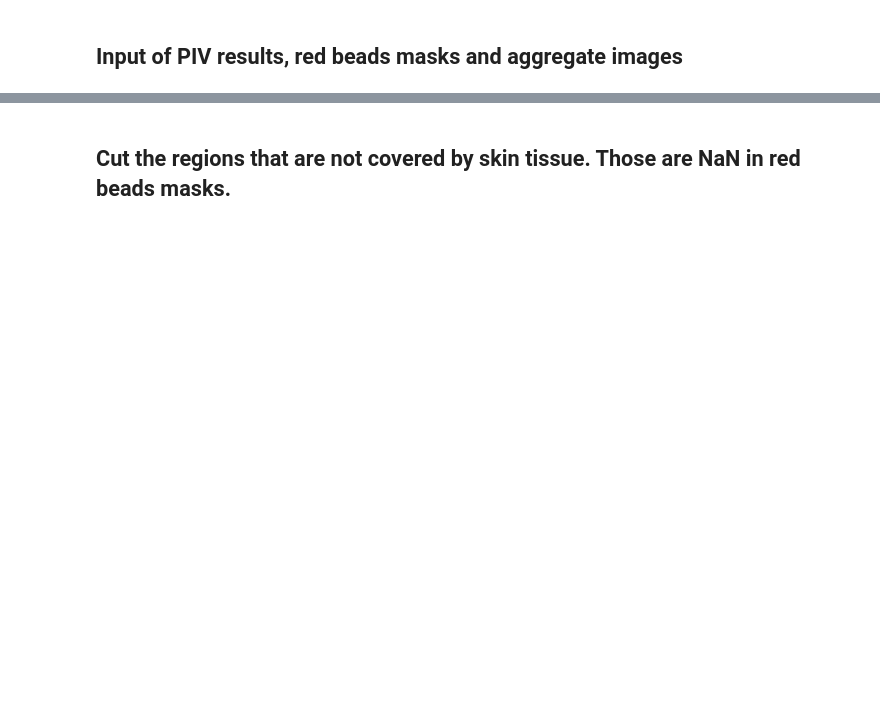
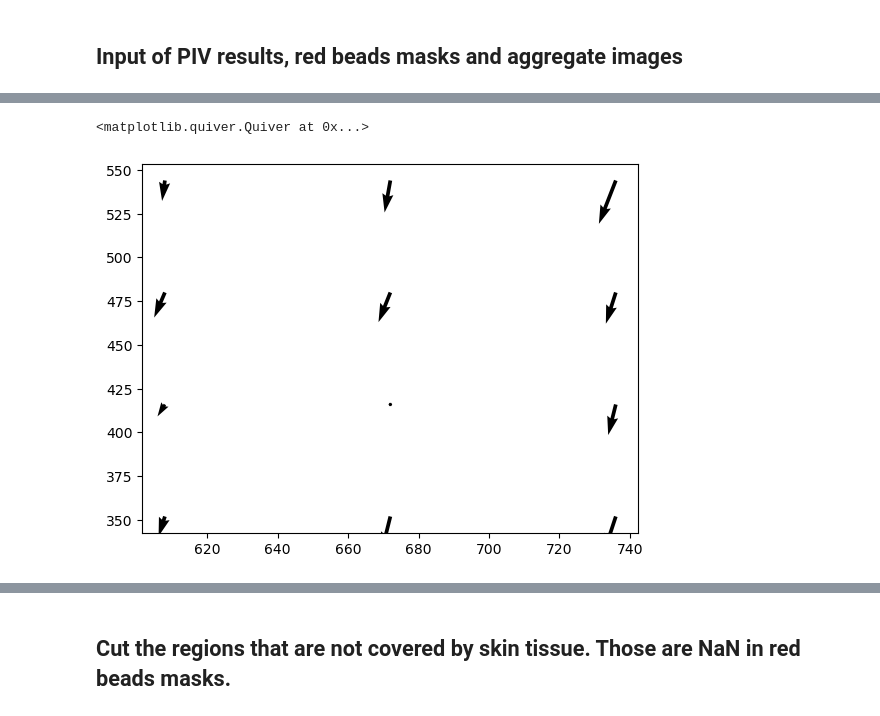
Before and after one commit to rzhou-space/PIV_analysis_headon_data, a Jupyter notebook: RedBeads/PIV_postprocessing.ipynb, the cells around one changed output, grey strips where cells are left out. Cells and saved outputs as stored; diff of their text form; code cells hidden in the pictures; blank space fills up the shorter version.

```diff
--- a/RedBeads/PIV_postprocessing.ipynb
+++ b/RedBeads/PIV_postprocessing.ipynb
@@ -82,3 +83,38 @@ def vector_avg(U, V, M, t, interval):
+# %%
+t = 10
+
+# Determine the center of the aggregate
+center = [450, 690]
+
+def select_neighbour_region(center, t, dist, xgrid, ygrid, U, V):
+    ## Function select the vectors in the surrondings of given center [x0, y0].
+
+    # Find out the arrows in the surrounding of the center of aggregate
+    # Define the region of surrounding and found the coordinates inside the surrounding area.
+    neighbour_region = [[i for i in range(center[0]-dist, center[0]+dist)],
+                       [i for i in range(center[1]-dist, center[1]+dist)]]
+    neighbour_xgrid = np.unique(xgrid[0][np.isin(xgrid[0], neighbour_region[0])])
+    neighbour_ygrid = np.unique(ygrid[0][np.isin(ygrid[0], neighbour_region[1])])
+    # The grid of considered vectors.
+    grid_combi = [list(comb) for comb in itertools.product(neighbour_xgrid, neighbour_ygrid)]
+    final_select_xgrid = [comb[0] for comb in grid_combi]
+    final_select_ygrid = [comb[1] for comb in grid_combi]
+
+    # Determine the indices of the grids in order to find the corresponding U and V elements.
+    row_indices = [np.where(xgrid[0][:, 0] == number)[0][0] for number in final_select_xgrid]
+    col_indices = [np.where(ygrid[0][0, :] == number)[0][0] for number in final_select_ygrid]
+    vec_indeces = [[x, y] for x, y in zip(row_indices, col_indices)]
+    # Pick out the vector directions from U and V based on the vec_indices list.
+    select_U = [U[t][row, col] for row, col in vec_indeces]
+    select_V = [V[t][row, col] for row, col in vec_indeces]
+
+    return np.array(final_select_xgrid), np.array(final_select_ygrid), np.array(select_U), np.array(select_V)
+# %%
+x, y, u, v = select_neighbour_region([450, 690], 20, 100, xgrid, ygrid, U, V)
+plt.quiver(y, x, u,-v)
+# %% [output]
+<matplotlib.quiver.Quiver at 0x...>
+[figure, added]
 # %%
 U_mid, V_mid, _ = vector_avg(U, V, M, 5, 15)
 plt.quiver(ygrid[0], xgrid[0], U_mid, V_mid)
```
Also changed, not shown: parts of 12 cells of this notebook, 1 other file.
